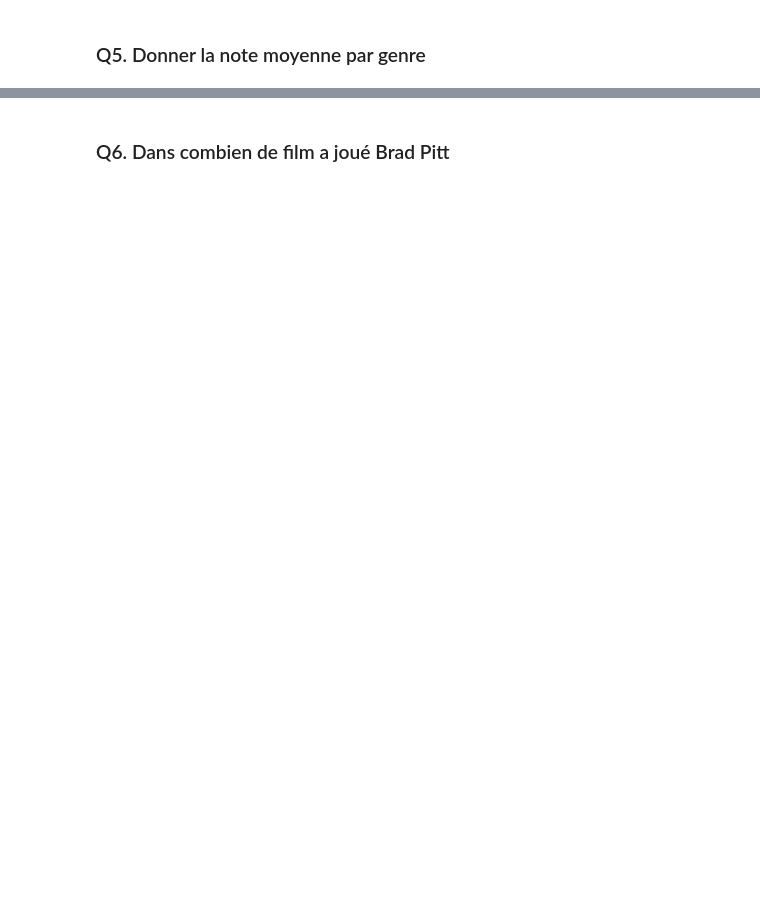
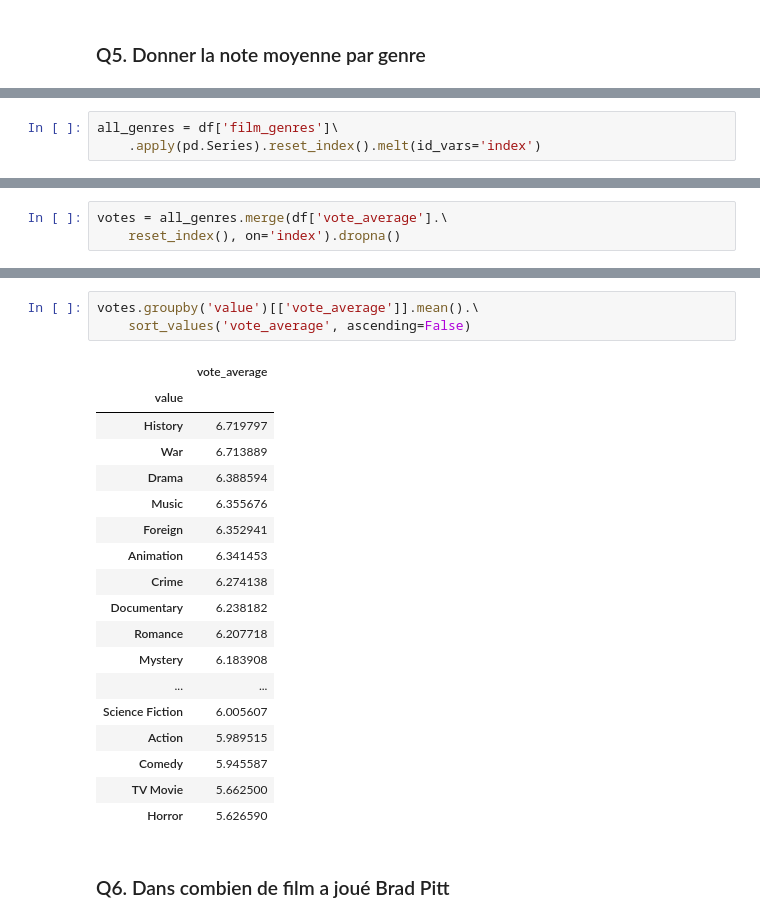
Before and after one commit to Bl3f/amse2019, a Jupyter notebook: day3/The movie database.ipynb, the cells around one changed output, grey strips where cells are left out. Cells and saved outputs as stored; diff of their text form; blank space fills up the shorter version.

```diff
--- a/day3/The movie database.ipynb
+++ b/day3/The movie database.ipynb
@@ -25,0 +194,3 @@ credits = pd.read_csv('tmdb_5000_credits.csv')
+# %%
+all_genres = df['film_genres']\
+    .apply(pd.Series).reset_index().melt(id_vars='index')
@@ -25,0 +206,3 @@ credits = pd.read_csv('tmdb_5000_credits.csv')
+# %%
+votes = all_genres.merge(df['vote_average'].\
+    reset_index(), on='index').dropna()
@@ -26,2 +218,24 @@ credits = pd.read_csv('tmdb_5000_credits.csv')
+# %%
+votes.groupby('value')[['vote_average']].mean().\
+    sort_values('vote_average', ascending=False)
+# %% [output]
+|  | vote_average |
+| value |  |
+| History | 6.719797 |
+| War | 6.713889 |
+| Drama | 6.388594 |
+| Music | 6.355676 |
+| Foreign | 6.352941 |
+| Animation | 6.341453 |
+| Crime | 6.274138 |
+| Documentary | 6.238182 |
+| Romance | 6.207718 |
+| Mystery | 6.183908 |
+| ... | ... |
+| Science Fiction | 6.005607 |
+| Action | 5.989515 |
+| Comedy | 5.945587 |
+| TV Movie | 5.662500 |
+| Horror | 5.626590 |
 # %% [markdown]
 ### Q6. Dans combien de film a joué Brad Pitt
```
Also changed, not shown: parts of 32 cells of this notebook.
